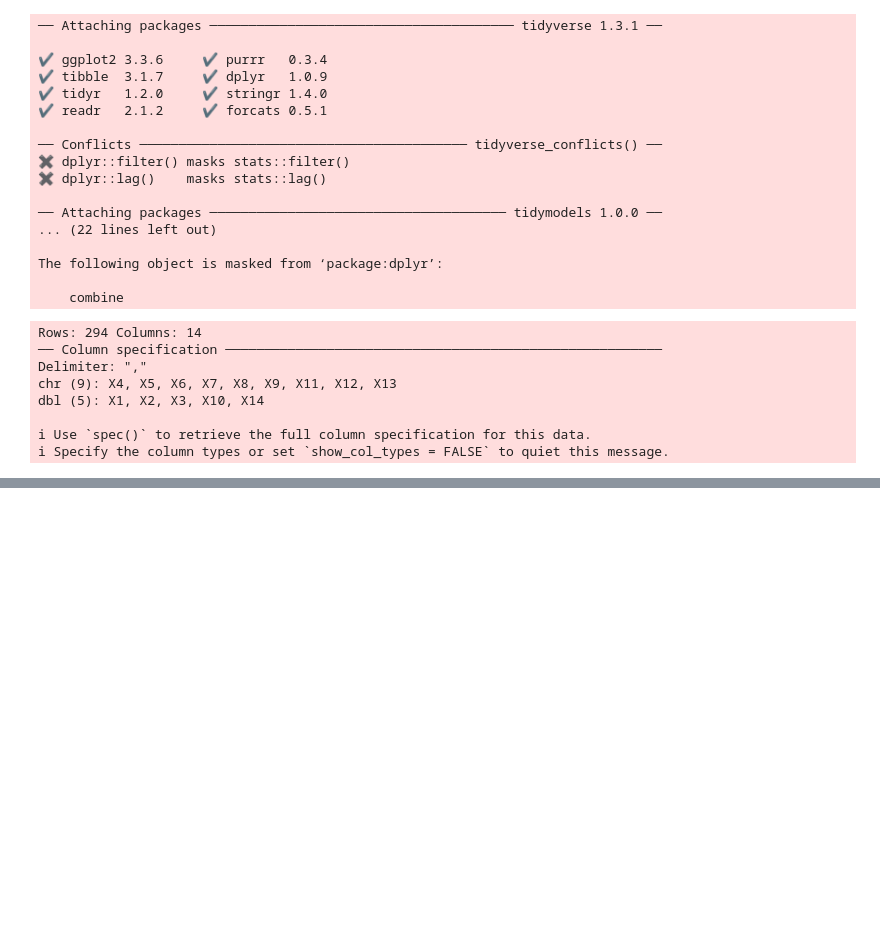
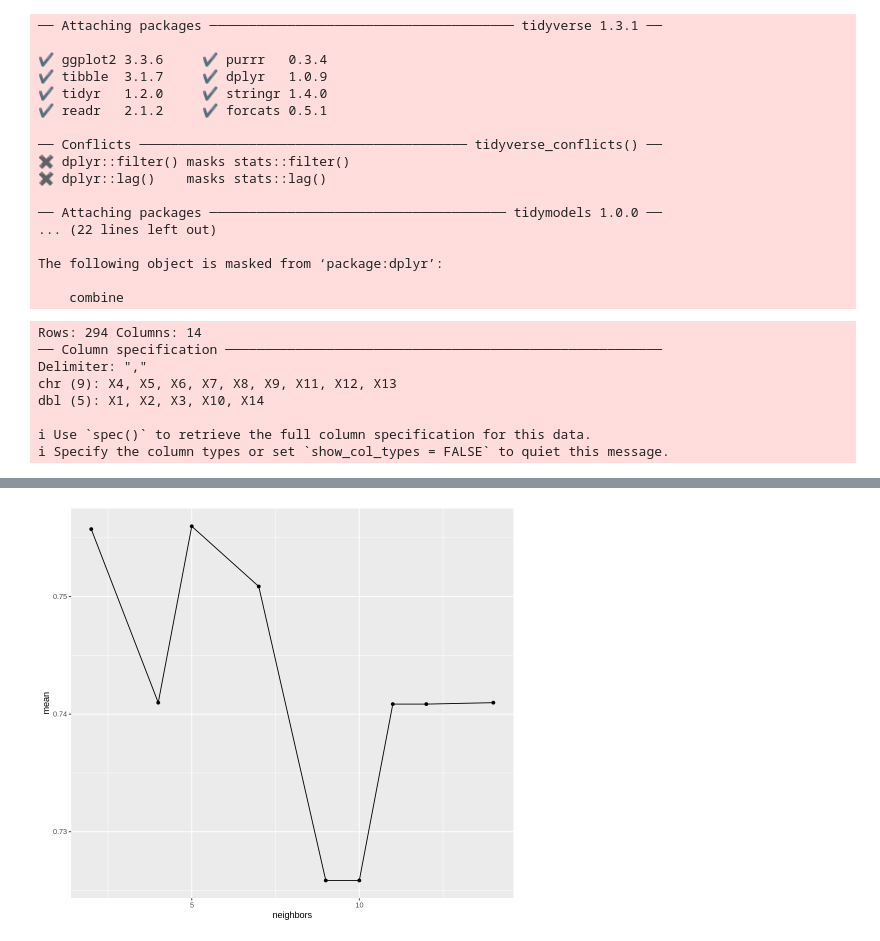
Before and after one commit to drew-gnaw/DSCI100-G81, a Jupyter notebook: Final Report.ipynb, the cells around one changed output, grey strips where cells are left out. Cells and saved outputs as stored; diff of their text form; code cells hidden in the pictures; blank space fills up the shorter version.

Commit message:
Started working on classifier

```diff
--- a/Final Report.ipynb
+++ b/Final Report.ipynb
@@ -172,0 +154,27 @@ How effective would this screening be applied to different groups of people (out
+# %%
+# training the classifier
+
+# creating a recipe
+heart_recipe <- recipe(disease ~., data = heart_train) |>
+    step_scale(all_predictors()) |>
+    step_center(all_predictors())
+
+# creating a model
+knn_spec <- nearest_neighbor(weight_func = "rectangular", neighbors = tune()) |>
+  set_engine("kknn") |>
+  set_mode("classification")
+
+# cross-validation
+heart_vfold <- vfold_cv(heart_train, v = 5, strata = disease)
+
+# training a workflow
+knn_fit <- workflow() |>
+  add_recipe(heart_recipe) |>
+  add_model(knn_spec) |>
+  tune_grid(resamples = heart_vfold)
+# %%
+metrics <- knn_fit |>
+    collect_metrics()|>
+    filter(.metric == "accuracy")|>
+    select(neighbors, .metric, mean)
+metrics
@@ -172,0 +192,8 @@ How effective would this screening be applied to different groups of people (out
+# %%
+options(repr.plot.width = 8, repr.plot.height = 7)
+best_k <- ggplot(metrics, aes(x = neighbors, y = mean))+
+    geom_point()+
+    geom_line()
+best_k
+# %% [output]
+[figure, added]
```
Also changed, not shown: parts of 6 cells of this notebook.
